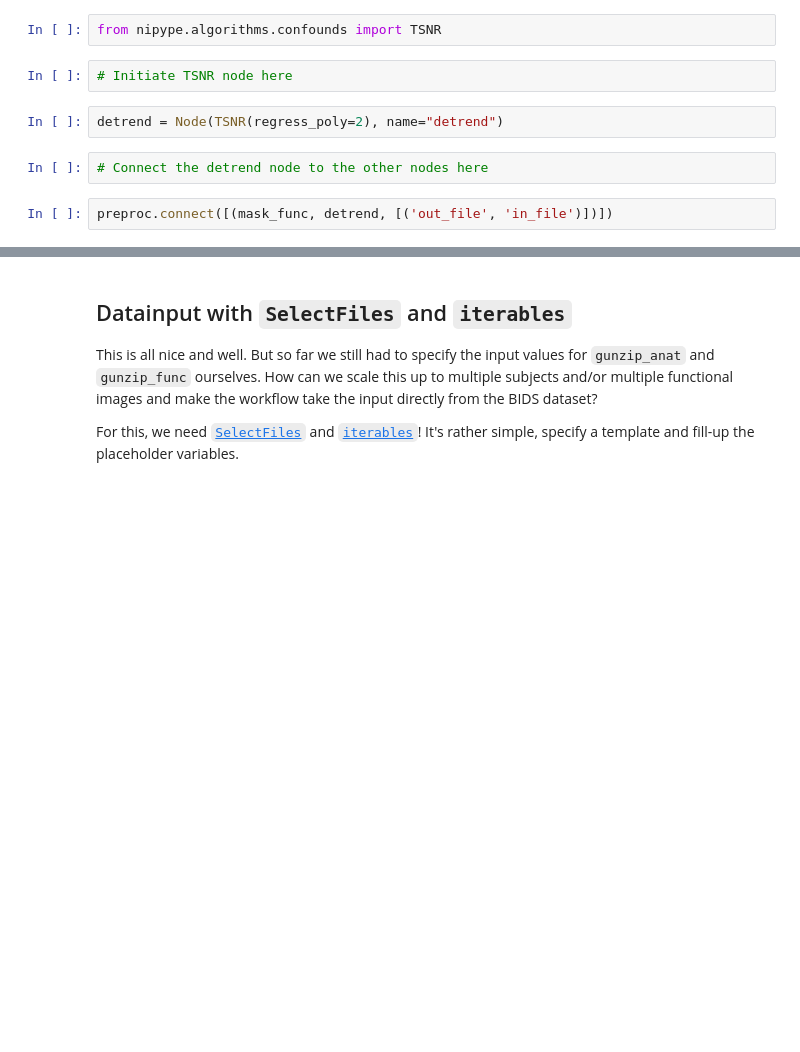
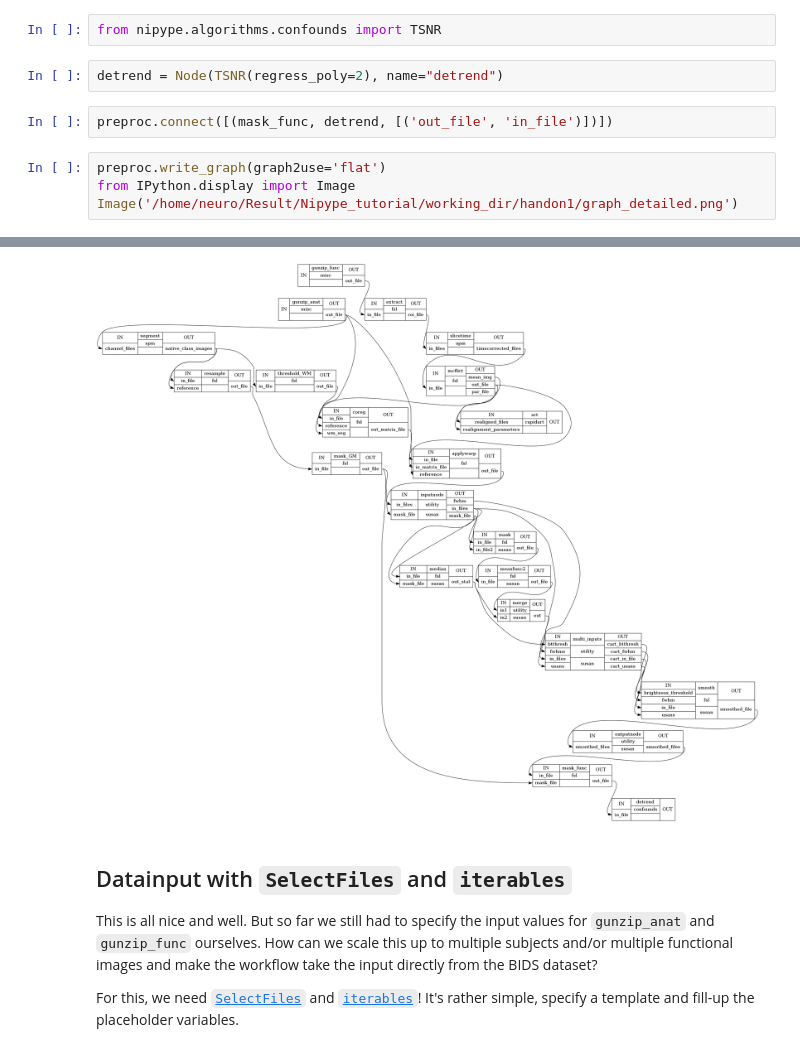
Before and after one commit to siyunb/Mount_Code, a Jupyter notebook: Nipype_tutorial/notebooks/handson_preprocessing.ipynb, the cells around one changed output, grey strips where cells are left out. Saved outputs shown, nothing was run; the diff lists cells and outputs as text; blank space fills up the shorter version.

```diff
--- a/Nipype_tutorial/notebooks/handson_preprocessing.ipynb
+++ b/Nipype_tutorial/notebooks/handson_preprocessing.ipynb
@@ -361,11 +350,12 @@ preproc.connect([(susan, mask_func, [('outputnode.smoothed_files', 'in_file')]),
 Last but not least. Let's use Nipype's `TSNR` module to remove linear and quadratic trends in the functionally smoothed images. For this, you only have to specify the `regress_poly` parameter in the node initiation.
 # %%
 from nipype.algorithms.confounds import TSNR
-# %%
-# Initiate TSNR node here
 # %%
 detrend = Node(TSNR(regress_poly=2), name="detrend")
-# %%
-# Connect the detrend node to the other nodes here
 # %%
 preproc.connect([(mask_func, detrend, [('out_file', 'in_file')])])
+# %%
+preproc.write_graph(graph2use='flat')
+from IPython.display import Image
+Image('/home/neuro/Result/Nipype_tutorial/working_dir/handon1/graph_detailed.png')
+# %% [output]
@@ -372,3 +364,4 @@ preproc.connect([(mask_func, detrend, [('out_file', 'in_file')])])
+[figure, added]
 # %% [markdown]
 ## Datainput with `SelectFiles` and `iterables`
 
```
Also changed, not shown: parts of 40 cells of this notebook.
